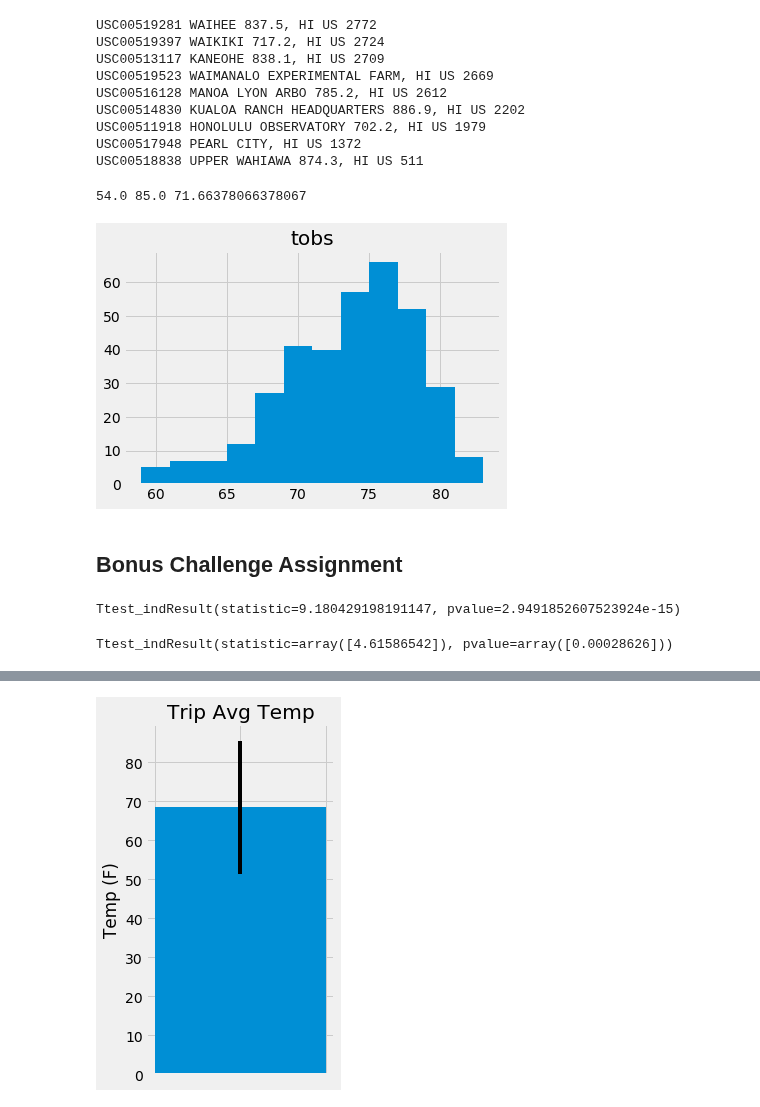
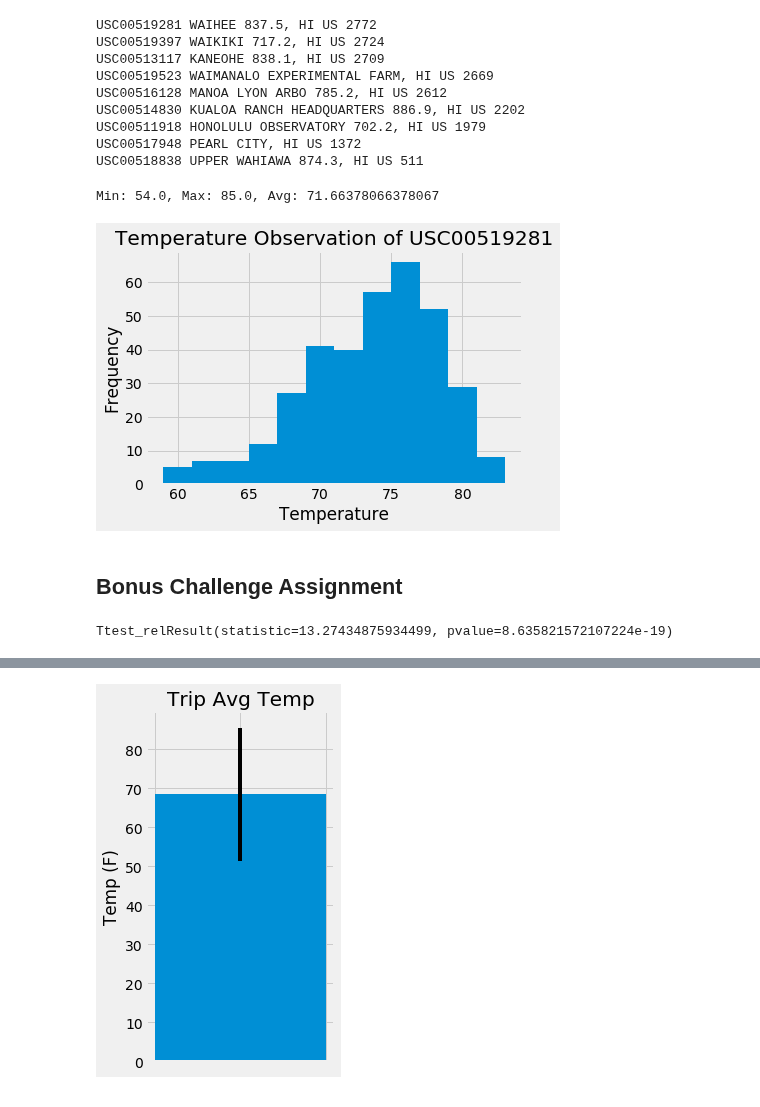
Before and after one commit to nvanlangen/sqlalchemy-challenge, a Jupyter notebook: climate.ipynb, the cells around one changed output, grey strips where cells are left out. Cells and saved outputs as stored; diff of their text form; code cells hidden in the pictures.

Commit message:
Cleaned up notebook

```diff
--- a/climate.ipynb
+++ b/climate.ipynb
@@ -115,70 +111,66 @@ USC00518838 UPPER WAHIAWA 874.3, HI US 511
 # %%
 # Using the station id from the previous query, calculate the lowest temperature recorded,
 # highest temperature recorded, and average temperature of the most active station?
+
+# Most Active Station is first record from previous query
 most_active_station = station_activity[0].station
 
+# Query to get the Min, Max, and Avg temperature for the most active station
 most_active_stats = session.query(func.min(Measurement.tobs), func.max(Measurement.tobs),func.avg(Measurement.tobs)).\
     filter(Measurement.station == most_active_station).all()
-#    filter(Measurement.date > min_date ).\
 
-print(most_active_stats[0][0],most_active_stats[0][1],most_active_stats[0][2])
+print(f"Min: {most_active_stats[0][0]}, Max: {most_active_stats[0][1]}, Avg: {most_active_stats[0][2]}")
 # %% [output]
-54.0 85.0 71.66378066378067
+Min: 54.0, Max: 85.0, Avg: 71.66378066378067
 # %%
 # Choose the station with the highest number of temperature observations.
 # Query the last 12 months of temperature observation data for this station and plot the results as a histogram
 
 most_active = session.query(Measurement.tobs).\
     filter(Measurement.date > min_date).\
     filter(Measurement.station == most_active_station).all()
 
+# Place query results into a Dataframe
 temp_df = pd.DataFrame(most_active, columns=['tobs'])
 
+# Create a histogram using the dataframe
 temp_df.hist(bins=12)
+plt.title("Temperature Observation of " + most_active_station)
+plt.xlabel("Temperature")
+plt.ylabel("Frequency")
 plt.show()
 # %% [output]
-[figure, old version]
+[figure, new version]
 # %% [markdown]
 ## Bonus Challenge Assignment
 # %%
+# Query all June Data for the entire dataset, using string of "-06-" since data is cleaned this will ensure only June
+# Results are Station, Year, Avg Temp
 June_Data = session.query(Measurement.station,func.substr(Measurement.date,1,4),func.avg(Measurement.tobs)).\
     filter(Measurement.date.like("%-06-%")).\
     group_by(Measurement.station, func.substr(Measurement.date,1,4)).\
     order_by(Measurement.station, func.substr(Measurement.date,1,4)).all()
 
+# Put June Results into a Dataframe
 June_df = pd.DataFrame(June_Data,columns=['station','date','temp'])
-#print(June_df)
 
+# Query all December Data for the entire dataset, using string of "-12-" since data is cleaned this will ensure only December
+# Results are Station, Year, Avg Temp
 Dec_Data = session.query(Measurement.station,func.substr(Measurement.date,1,4),func.avg(Measurement.tobs)).\
     filter(Measurement.date.like("%-12-%")).\
     group_by(Measurement.station, func.substr(Measurement.date,1,4)).\
     order_by( Measurement.station,func.substr(Measurement.date,1,4)).all()
 
+# Put December Results into a Dataframe
 Dec_df = pd.DataFrame(Dec_Data,columns=['station','date','temp'])
-#print(Dec_df)
 
+# Merge the June and Dec Dataframes with inner join to remove any unmatched data
 Combined_df = pd.merge(June_df,Dec_df, on=['station','date'])
-#print(Combined_df)
 
+# Run Paired T-Test since it is the same group for different dates
 stats.ttest_rel(Combined_df["temp_x"], Combined_df["temp_y"], axis=0)
-stats.ttest_ind(Combined_df["temp_x"], Combined_df["temp_y"], axis=0)
 # %% [output]
-Ttest_indResult(statistic=9.180429198191147, pvalue=2.9491852607523924e-15)
+Ttest_relResult(statistic=13.27434875934499, pvalue=8.635821572107224e-19)
-# %%
-June_Data = session.query(func.avg(Measurement.tobs)).\
-    filter(Measurement.date.like("%-06-%")).\
-    group_by(Measurement.station).\
-    order_by( Measurement.station).all()
-
-Dec_Data = session.query(func.avg(Measurement.tobs)).\
-    filter(Measurement.date.like("%-12-%")).\
-    group_by(Measurement.station).\
-    order_by( Measurement.station).all()
-
-stats.ttest_rel(June_Data, Dec_Data, axis=0)
-stats.ttest_ind(June_Data, Dec_Data, axis=0)
-# %% [output]
-Ttest_indResult(statistic=array([4.61586542]), pvalue=array([0.00028626]))
 # %%
 # This function called `calc_temps` will accept start date and end date in the format '%Y-%m-%d'
 # and return the minimum, average, and maximum temperatures for that range of dates
```
Also changed, not shown: parts of 11 cells of this notebook.
